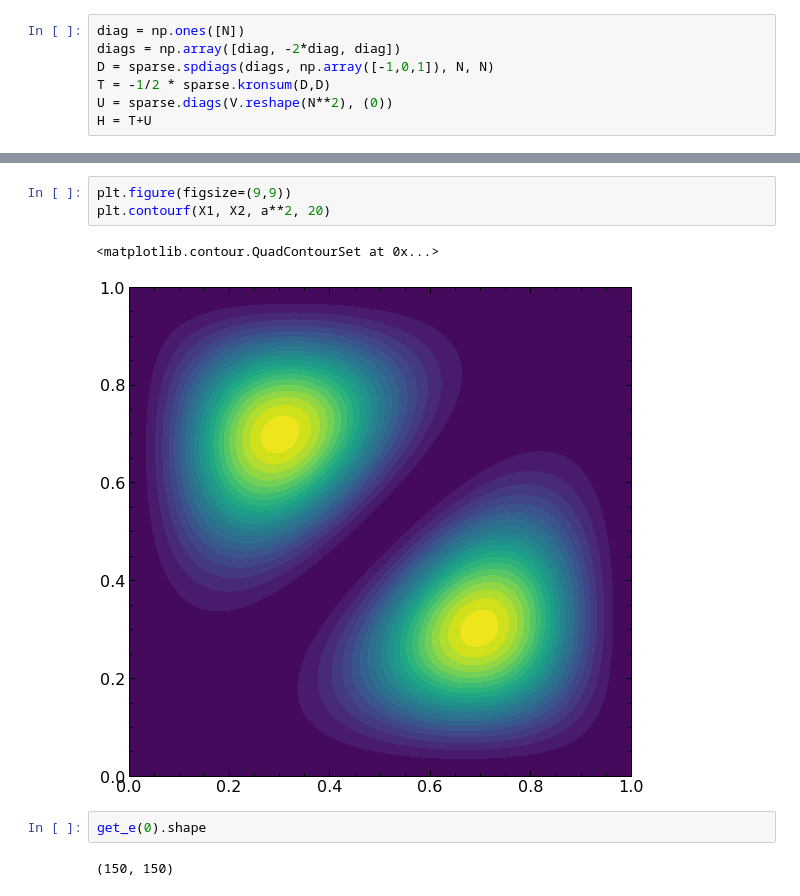
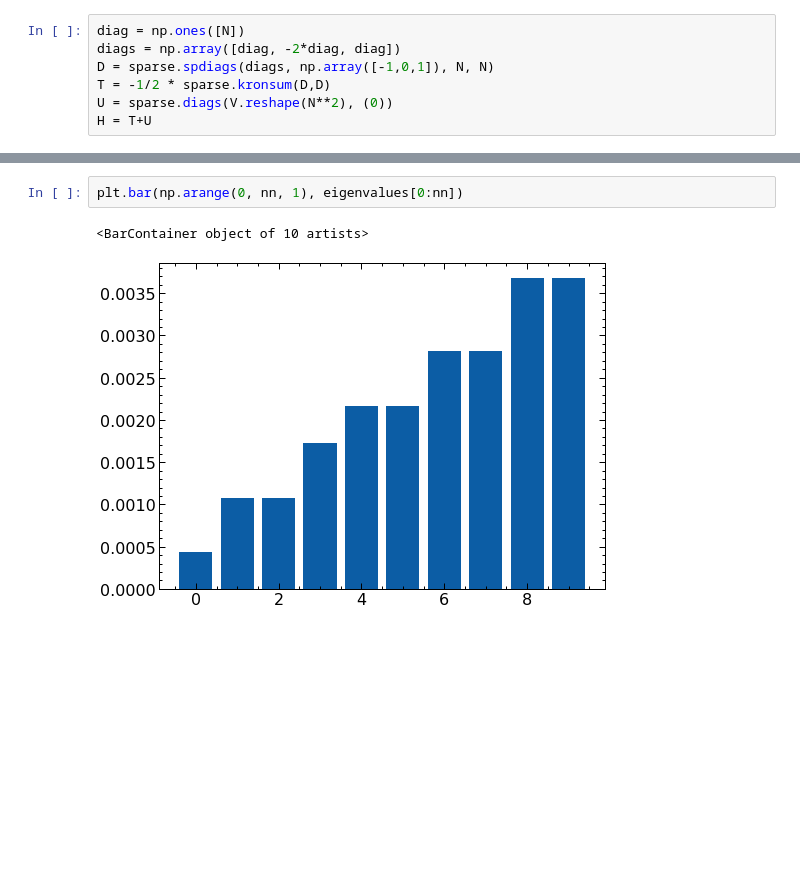
Before and after one commit to pranav997/Quantum_software, a Jupyter notebook: ELEC 542 HW/ELEC HW Assignment 1 solving 1d potential.ipynb, the cells around one changed output, grey strips where cells are left out. Cells and saved outputs as stored; diff of their text form; blank space fills up the shorter version.

```diff
--- a/ELEC 542 HW/ELEC HW Assignment 1 solving 1d potential.ipynb
+++ b/ELEC 542 HW/ELEC HW Assignment 1 solving 1d potential.ipynb
@@ -108,11 +90,6 @@ array([[ 0.00000000e+00,  1.48334284e-08,  5.93016135e-08, ...,
-# %%
-plt.figure(figsize=(9,9))
-plt.contourf(X1, X2, a**2, 20)
-# %% [output]
-<matplotlib.contour.QuadContourSet at 0x...>
-[figure, removed]
 # %%
-get_e(0).shape
+plt.bar(np.arange(0, nn, 1), eigenvalues[0:nn])
 # %% [output]
-(150, 150)
+<BarContainer object of 10 artists>
+[figure, added]
 # %%
```
Also changed, not shown: parts of 21 cells of this notebook.
